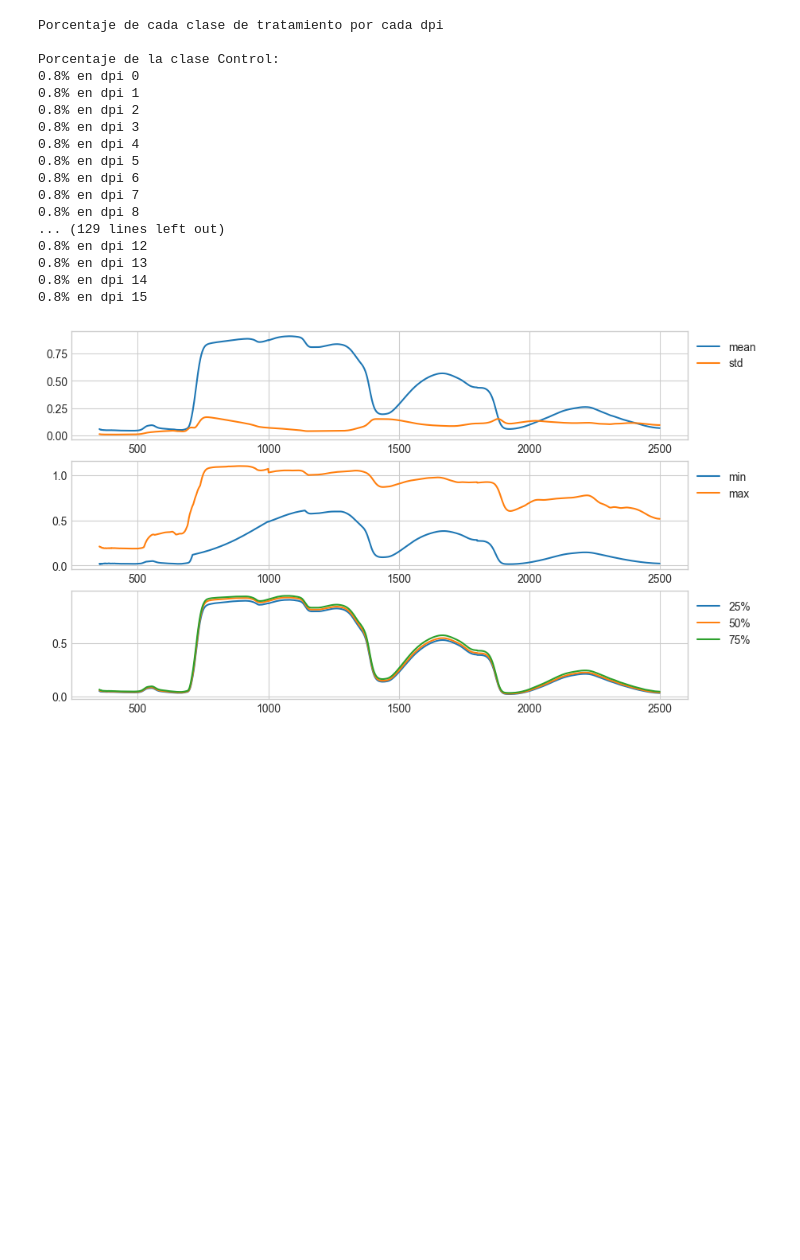
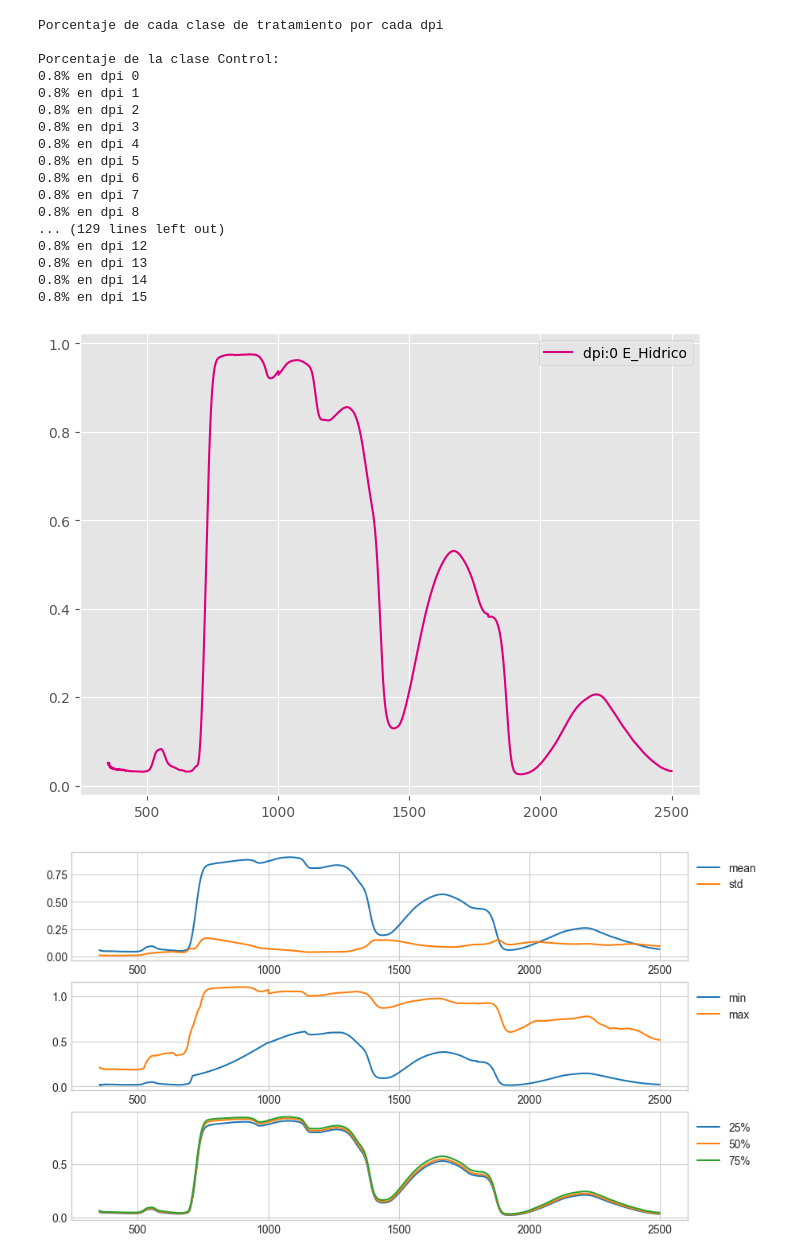
Before and after one commit to SomathReinztam/Firma_espectral_de-plantas_de_banano_infectadas, a Jupyter notebook: dataAnalysis3.ipynb, the cells around one changed output. Saved outputs shown, nothing was run; the diff lists cells and outputs as text; code cells hidden in the pictures; blank space fills up the shorter version.

```diff
--- a/dataAnalysis3.ipynb
+++ b/dataAnalysis3.ipynb
@@ -100,6 +101,10 @@ Porcentaje de la clase Control:
 0.8% en dpi 13
 0.8% en dpi 14
 0.8% en dpi 15
+# %%
+datF.ver_planta_idx(df, 107)
+# %% [output]
+[figure, added]
 # %%
 datF.plot_describe(df.describe())
 # %% [output]
```
Also changed, not shown: parts of 31 cells of this notebook, 1 other file.
